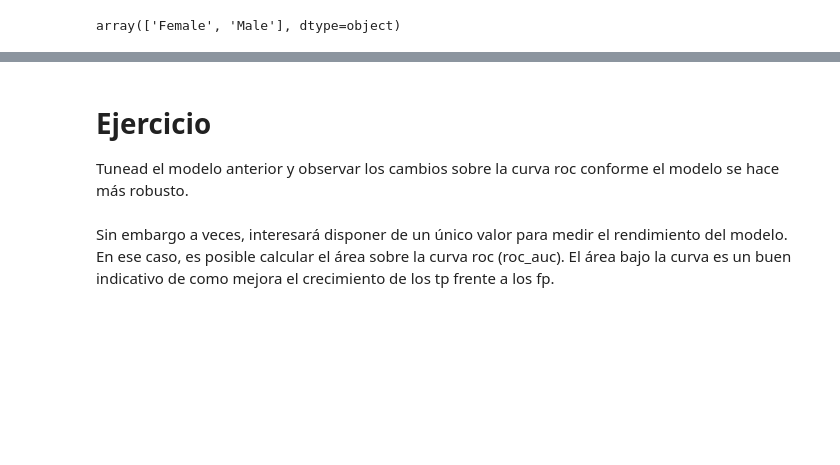
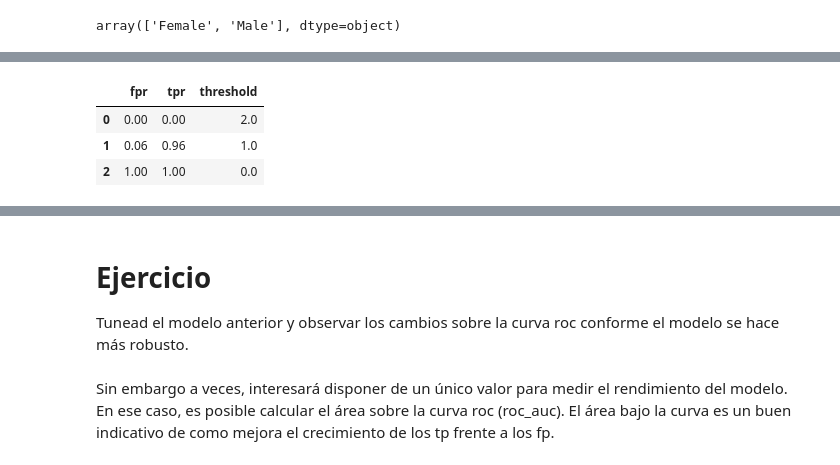
Before and after one commit to mmegias/IA3-UV, a Jupyter notebook: Copia_de_Bagging.ipynb, the cells around one changed output, grey strips where cells are left out. Saved outputs shown, nothing was run; the diff lists cells and outputs as text; code cells hidden in the pictures; blank space fills up the shorter version.

```diff
--- a/Copia_de_Bagging.ipynb
+++ b/Copia_de_Bagging.ipynb
@@ -33,0 +64,3 @@ Concluye que métrica se adapta mejor al problema que tratamos de resolver.
+# %%
+model = LogisticRegression(max_iter=150)
+model.fit(X_train, Y_train['sex'])
@@ -33,0 +95,4 @@ Concluye que métrica se adapta mejor al problema que tratamos de resolver.
+# %%
+
+model2 = DecisionTreeClassifier(criterion="entropy")
+model2.fit(X_train, Y_train)
@@ -118,3 +200,22 @@ fig = px.line(df_roc, x='fpr', y='tpr', hover_data=['threshold'])
 fig.show()
 # %% [output]
 [interactive output not drawn]
+# %%
+#Ejemplo curva para ROC para model2
+#Transform into probabilities
+new_probs = []
+for value in Y_test['sex']:
+  if value == "Male":
+    new_probs.append(1.0)
+  else:
+    new_probs.append(0.0)
+# %%
+fpr2, tpr2, thresholds2 = roc_curve(new_probs, list(model2.predict_proba(X_test)[:,1]), drop_intermediate=False)
+df_roc2 = pd.DataFrame({'fpr':fpr2, 'tpr':tpr2, 'threshold':thresholds2})
+# %%
+df_roc2
+# %% [output]
+|  | fpr | tpr | threshold |
+| 0 | 0.00 | 0.00 | 2.0 |
+| 1 | 0.06 | 0.96 | 1.0 |
+| 2 | 1.00 | 1.00 | 0.0 |
```
Also changed, not shown: parts of 18 cells of this notebook.
